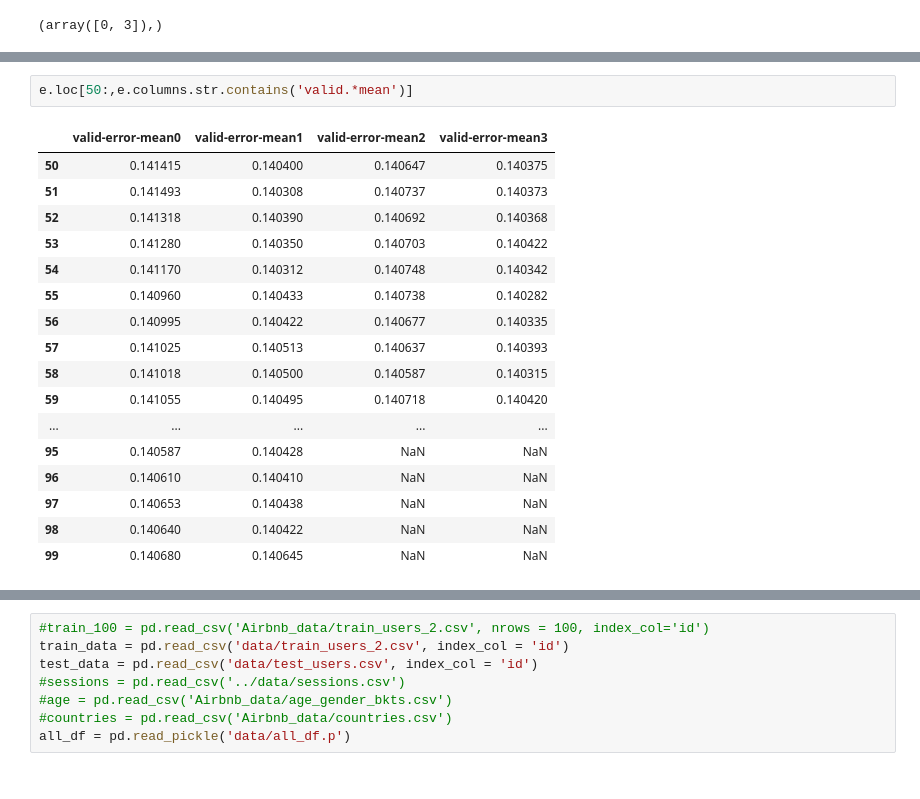
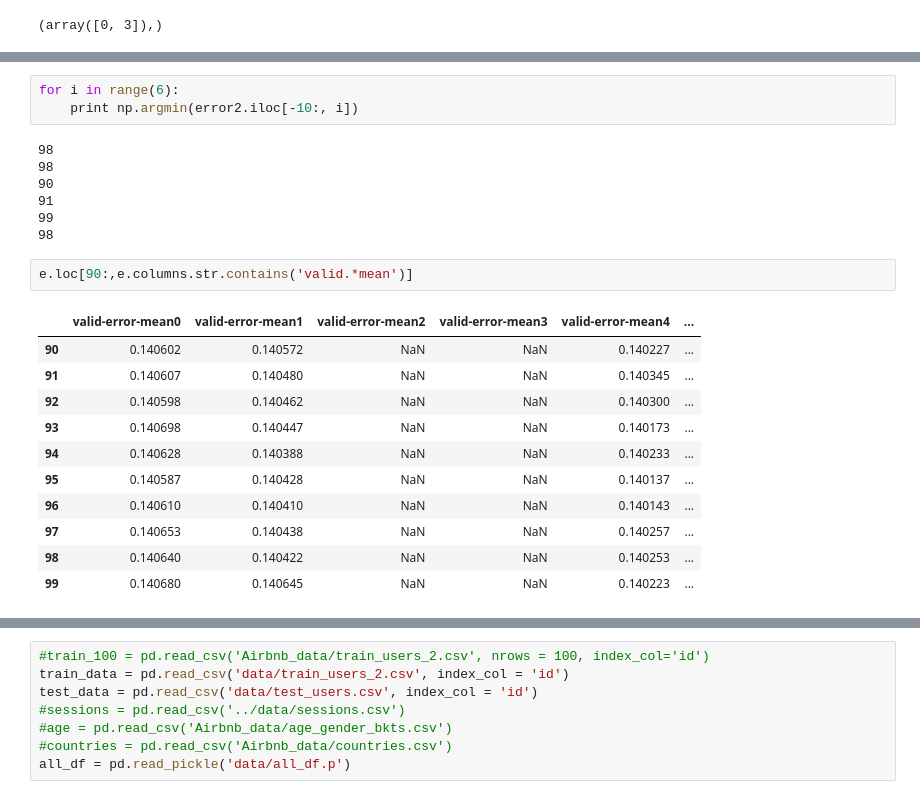
Before and after one commit to ily9000/Kaggle_AirBnB, a Jupyter notebook: view_results.ipynb, the cells around one changed output, grey strips where cells are left out. Drawn from its saved outputs; the diff is of its cells as text.

```diff
--- a/view_results.ipynb
+++ b/view_results.ipynb
@@ -123,20 +140,24 @@ np.where(label == 1)
+# %%
+for i in range(6):
+    print np.argmin(error2.iloc[-10:, i])
+# %% [output]
+98
+98
+90
+91
+99
+98
 # %%
-e.loc[50:,e.columns.str.contains('valid.*mean')]
+e.loc[90:,e.columns.str.contains('valid.*mean')]
 # %% [output]
-|  | valid-error-mean0 | valid-error-mean1 | valid-error-mean2 | valid-error-mean3 |
-| 50 | 0.141415 | 0.140400 | 0.140647 | 0.140375 |
-| 51 | 0.141493 | 0.140308 | 0.140737 | 0.140373 |
-| 52 | 0.141318 | 0.140390 | 0.140692 | 0.140368 |
-| 53 | 0.141280 | 0.140350 | 0.140703 | 0.140422 |
-| 54 | 0.141170 | 0.140312 | 0.140748 | 0.140342 |
-| 55 | 0.140960 | 0.140433 | 0.140738 | 0.140282 |
-| 56 | 0.140995 | 0.140422 | 0.140677 | 0.140335 |
-| 57 | 0.141025 | 0.140513 | 0.140637 | 0.140393 |
-| 58 | 0.141018 | 0.140500 | 0.140587 | 0.140315 |
-| 59 | 0.141055 | 0.140495 | 0.140718 | 0.140420 |
-| ... | ... | ... | ... | ... |
-| 95 | 0.140587 | 0.140428 | NaN | NaN |
-| 96 | 0.140610 | 0.140410 | NaN | NaN |
-| 97 | 0.140653 | 0.140438 | NaN | NaN |
-| 98 | 0.140640 | 0.140422 | NaN | NaN |
-| 99 | 0.140680 | 0.140645 | NaN | NaN |
+|  | valid-error-mean0 | valid-error-mean1 | valid-error-mean2 | valid-error-mean3 | valid-error-mean4 | ... |
+| 90 | 0.140602 | 0.140572 | NaN | NaN | 0.140227 | ... |
+| 91 | 0.140607 | 0.140480 | NaN | NaN | 0.140345 | ... |
+| 92 | 0.140598 | 0.140462 | NaN | NaN | 0.140300 | ... |
+| 93 | 0.140698 | 0.140447 | NaN | NaN | 0.140173 | ... |
+| 94 | 0.140628 | 0.140388 | NaN | NaN | 0.140233 | ... |
+| 95 | 0.140587 | 0.140428 | NaN | NaN | 0.140137 | ... |
+| 96 | 0.140610 | 0.140410 | NaN | NaN | 0.140143 | ... |
+| 97 | 0.140653 | 0.140438 | NaN | NaN | 0.140257 | ... |
+| 98 | 0.140640 | 0.140422 | NaN | NaN | 0.140253 | ... |
+| 99 | 0.140680 | 0.140645 | NaN | NaN | 0.140223 | ... |
```
Also changed, not shown: parts of 9 cells of this notebook, 5 other files.
